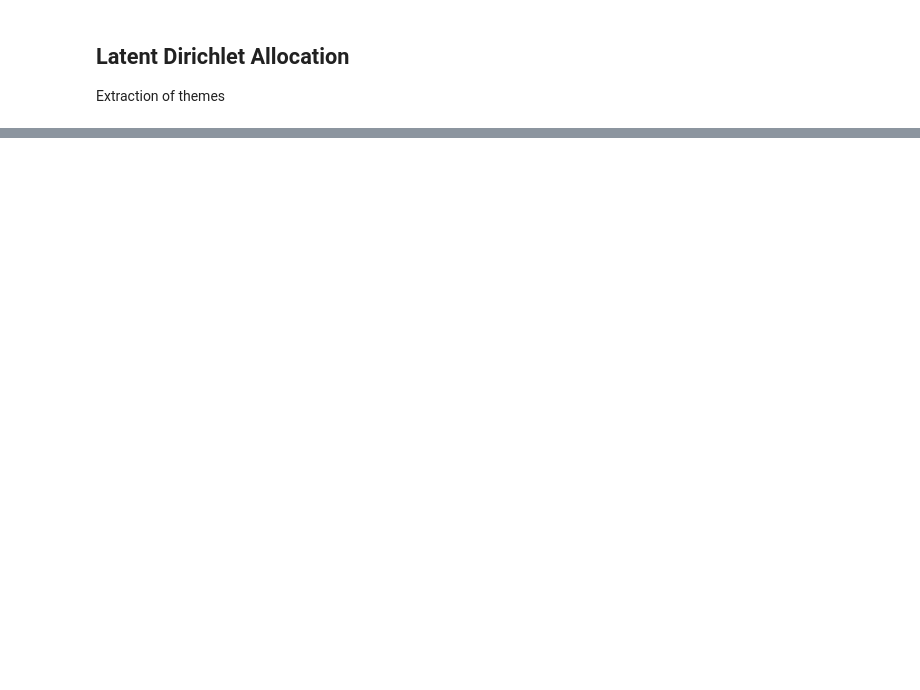
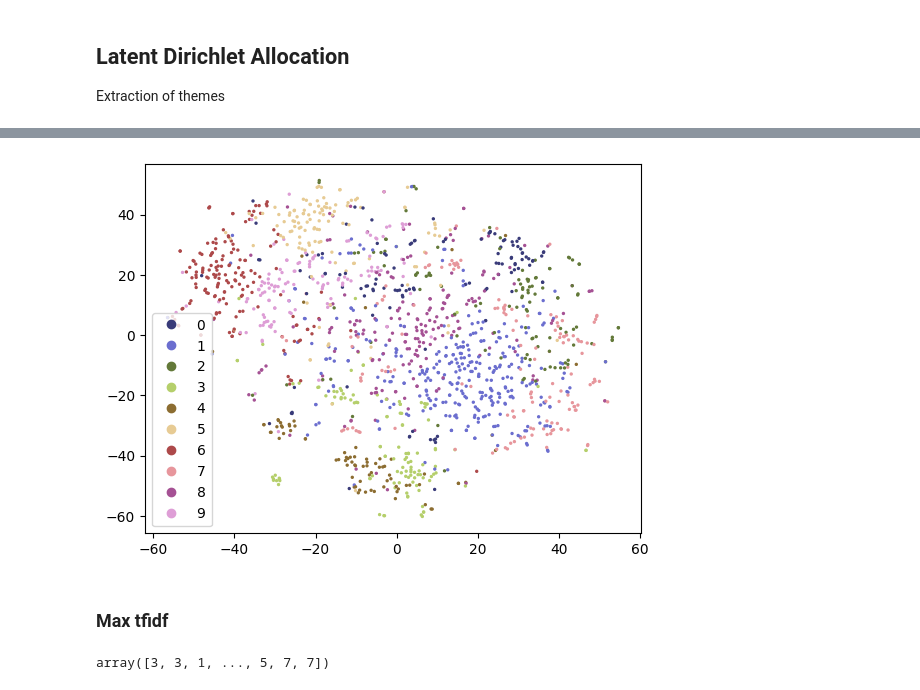
Before and after one commit to mlynatom/viz_project, a Jupyter notebook: data_view.ipynb, the cells around one changed output, grey strips where cells are left out. Saved outputs shown, nothing was run; the diff lists cells and outputs as text; code cells hidden in the pictures; blank space fills up the shorter version.

```diff
--- a/data_view.ipynb
+++ b/data_view.ipynb
@@ -152,6 +166,11 @@ Extraction of themes
 # %%
 from sklearn.decomposition import LatentDirichletAllocation
 
-lda = LatentDirichletAllocation(n_components=10, random_state=SEED)
+lda_kos = LatentDirichletAllocation(n_components=10, random_state=SEED)
 
-X_new = lda.fit_transform(counts_matrix)
+X_new_kos = lda_kos.fit_transform(counts_matrix_kos)
+lda_nips = LatentDirichletAllocation(n_components=10, random_state=SEED)
+X_new_nips = lda_nips.fit_transform(counts_matrix_nips)
+# %%
+themes_kos = np.argmax(X_new_kos, axis=1)
+themes_nips = np.argmax(X_new_nips, axis=1)
@@ -157,0 +219,10 @@ X_new = lda.fit_transform(counts_matrix)
+# %%
+reduce_dim(TSNE(n_components=2, init="random", random_state=SEED), tf_idf_matrix_nips, colour=themes_nips, cmap="tab20b")
+# %% [output]
+[figure, added]
+# %% [markdown]
+### Max tfidf
+# %%
+themes_kos
+# %% [output]
+array([3, 3, 1, ..., 5, 7, 7])
```
Also changed, not shown: parts of 38 cells of this notebook, 1 other file.
